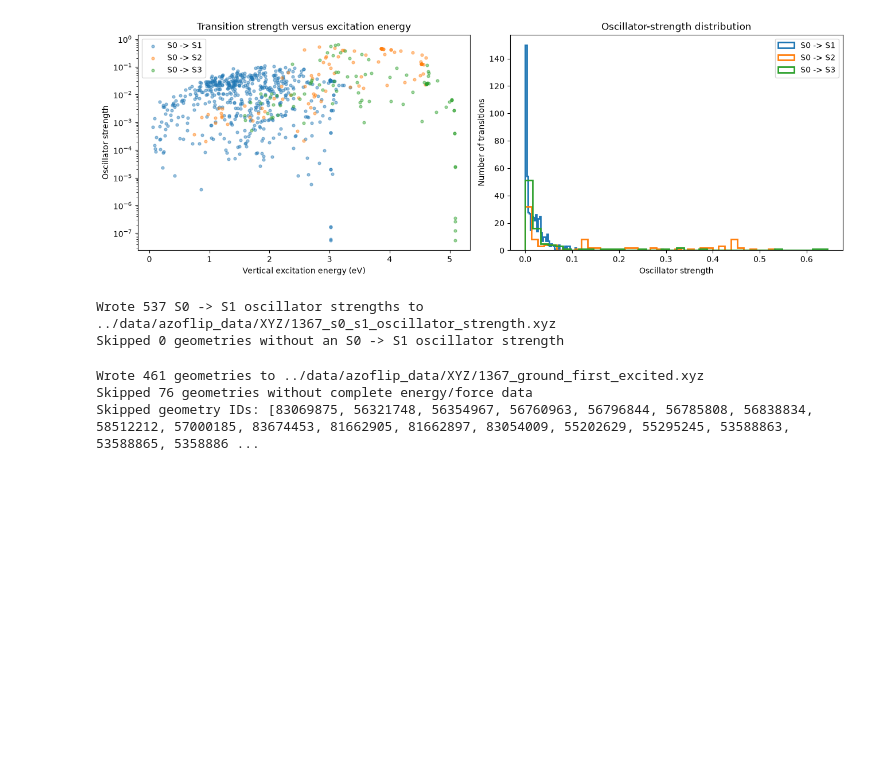
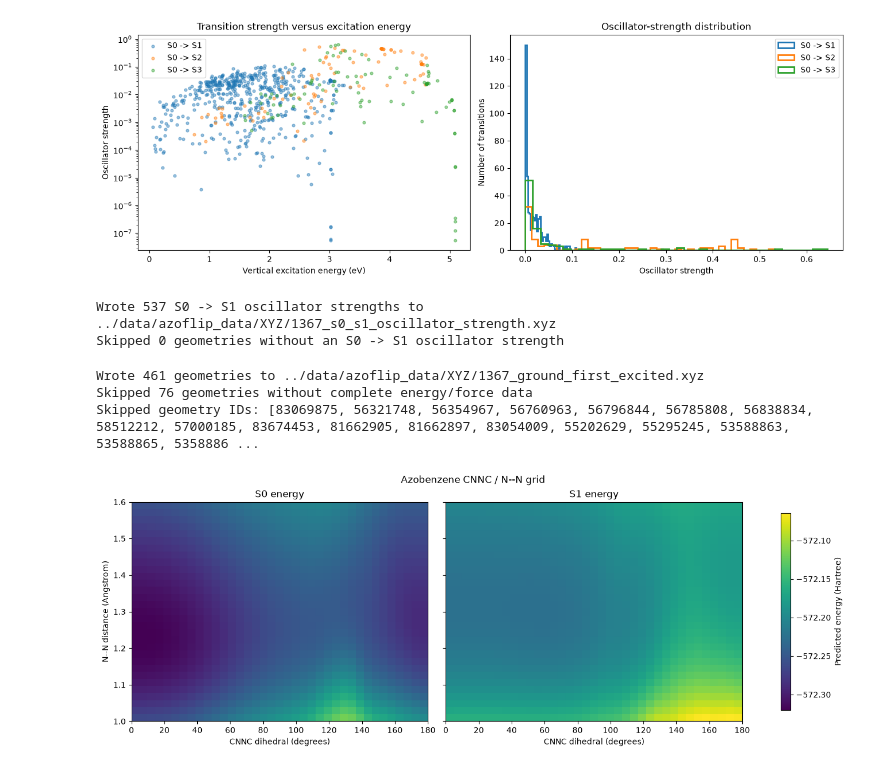
Before and after one commit to yoghurtfork/X-MACE-sampling, a Jupyter notebook: notebooks/azoflip.ipynb, the cells around one changed output. Drawn from its saved outputs; the diff is of its cells as text; code cells hidden in the pictures; blank space fills up the shorter version.

Commit message:
Azobenzene grid

```diff
--- a/notebooks/azoflip.ipynb
+++ b/notebooks/azoflip.ipynb
@@ -257,0 +439,52 @@ Skipped geometry IDs: [83069875, 56321748, 56354967, 56760963, 56796844, 5678580
+# %%
+# Plot S0 and S1 energy surfaces from the predicted static azobenzene grid.
+
+from pathlib import Path
+
+import ase.io
+import matplotlib.pyplot as plt
+import numpy as np
+
+grid_path = Path("../data/azoflip_data/XYZ/azobenzene_rotated_grid_static.xyz")
+frames = ase.io.read(grid_path, index=":")
+if not frames:
+    raise ValueError(f"No structures found in {grid_path}")
+
+dihedrals = np.asarray([frame.info["cnnc_dihedral_deg"] for frame in frames], dtype=float)
+nn_distances = np.asarray([frame.info["nn_distance_angstrom"] for frame in frames], dtype=float)
+energies = np.vstack([np.asarray(frame.info["REF_energy"], dtype=float).reshape(-1) for frame in frames])
+if energies.shape[1] < 2:
+    raise ValueError(f"Expected S0 and S1 energies, found shape {energies.shape}")
+
+dihedral_values = np.unique(dihedrals)
+nn_distance_values = np.unique(nn_distances)
+if len(frames) != len(dihedral_values) * len(nn_distance_values):
+    raise ValueError("Grid is incomplete or contains duplicate CNNC/N--N coordinate pairs.")
+
+energy_grid = np.full((2, len(nn_distance_values), len(dihedral_values)), np.nan)
+dihedral_index = {value: index for index, value in enumerate(dihedral_values)}
+nn_distance_index = {value: index for index, value in enumerate(nn_distance_values)}
+for dihedral, nn_distance, state_energies in zip(dihedrals, nn_distances, energies):
+    energy_grid[:, nn_distance_index[nn_distance], dihedral_index[dihedral]] = state_energies[:2]
+if np.isnan(energy_grid).any():
+    raise ValueError("Could not populate every S0/S1 grid point.")
+
+vmin, vmax = energy_grid.min(), energy_grid.max()
+if np.isclose(vmin, vmax):
+    vmin, vmax = vmin - 0.5, vmax + 0.5
+
+fig, axes = plt.subplots(1, 2, figsize=(13, 4.8), sharex=True, sharey=True, constrained_layout=True)
+extent = [dihedral_values[0], dihedral_values[-1], nn_distance_values[0], nn_distance_values[-1]]
+for state, axis in enumerate(axes):
+    image = axis.imshow(
+        energy_grid[state], origin="lower", aspect="auto", extent=extent,
+        cmap="viridis", vmin=vmin, vmax=vmax, interpolation="nearest",
+    )
+    axis.set(title=f"S{state} energy", xlabel="CNNC dihedral (degrees)")
+axes[0].set_ylabel("N--N distance (Angstrom)")
+colorbar = fig.colorbar(image, ax=axes, shrink=0.9)
+colorbar.set_label("Predicted energy (Hartree)")
+fig.suptitle("Azobenzene CNNC / N--N grid")
+plt.show()
+# %% [output]
+[figure, added]
```
Also changed, not shown: parts of 4 cells of this notebook, 2 other files.
